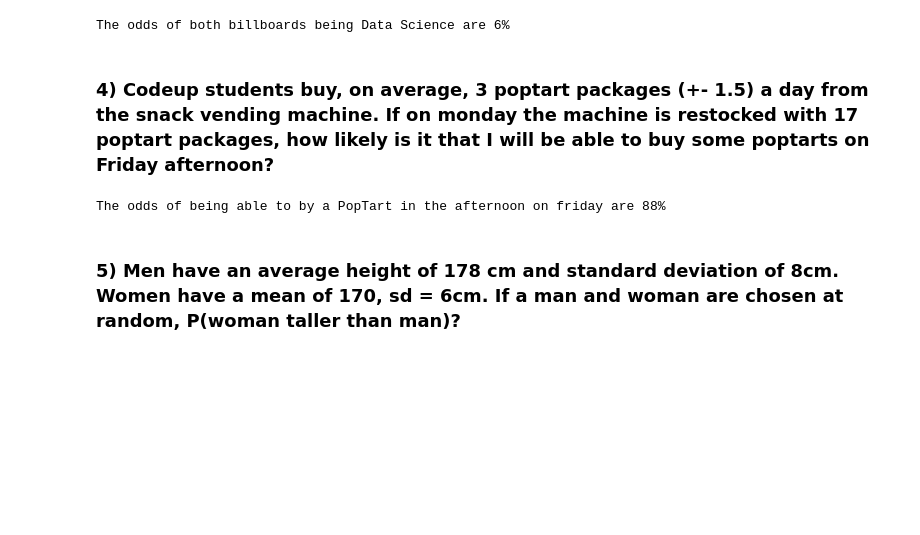
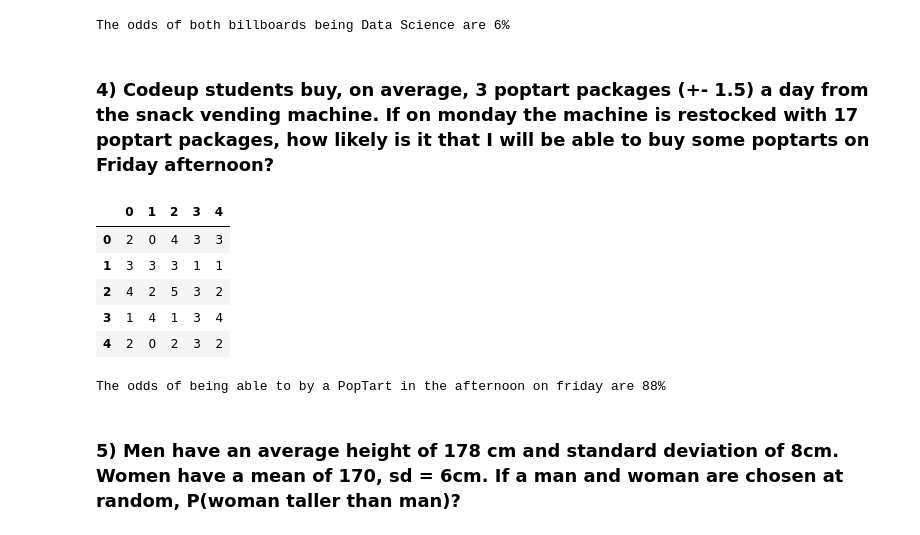
Before and after one commit to Johndsalas/lesson_prep, a Jupyter notebook: stats/simulation_exercises.ipynb, the cells around one changed output. Drawn from its saved outputs; the diff is of its cells as text; code cells hidden in the pictures; blank space fills up the shorter version.

```diff
--- a/stats/simulation_exercises.ipynb
+++ b/stats/simulation_exercises.ipynb
@@ -138,4 +155,22 @@ print(f'The odds of both billboards being Data Science are {round(both_ds*100)}%
 The odds of both billboards being Data Science are 6%
 # %% [markdown]
 ### 4) Codeup students buy, on average, 3 poptart packages (+- 1.5) a day from the snack vending machine. If on monday the machine is restocked with 17 poptart packages, how likely is it that I will be able to buy some poptarts on Friday afternoon?
+# %%
+nrows = 100_000 # set rows to number of simulations
+ncols = 5       # set columns to number of days in each simulation
+
+# create an array of values using random.normal to repesent the number of PopTarts bought in a day
+# reshabe that array into trial groups of 5 to represent five days or PopTart buying
+rolls = np.random.normal(3, 1.5, nrows * ncols).astype(int).reshape(nrows, ncols)
+
+# convert to data frame
+df = pd.DataFrame(rolls)
+df.head()
+# %% [output]
+|  | 0 | 1 | 2 | 3 | 4 |
+| 0 | 2 | 0 | 4 | 3 | 3 |
+| 1 | 3 | 3 | 3 | 1 | 1 |
+| 2 | 4 | 2 | 5 | 3 | 2 |
+| 3 | 1 | 4 | 1 | 3 | 4 |
+| 4 | 2 | 0 | 2 | 3 | 2 |
 # %%
```
Also changed, not shown: parts of 18 cells of this notebook.
